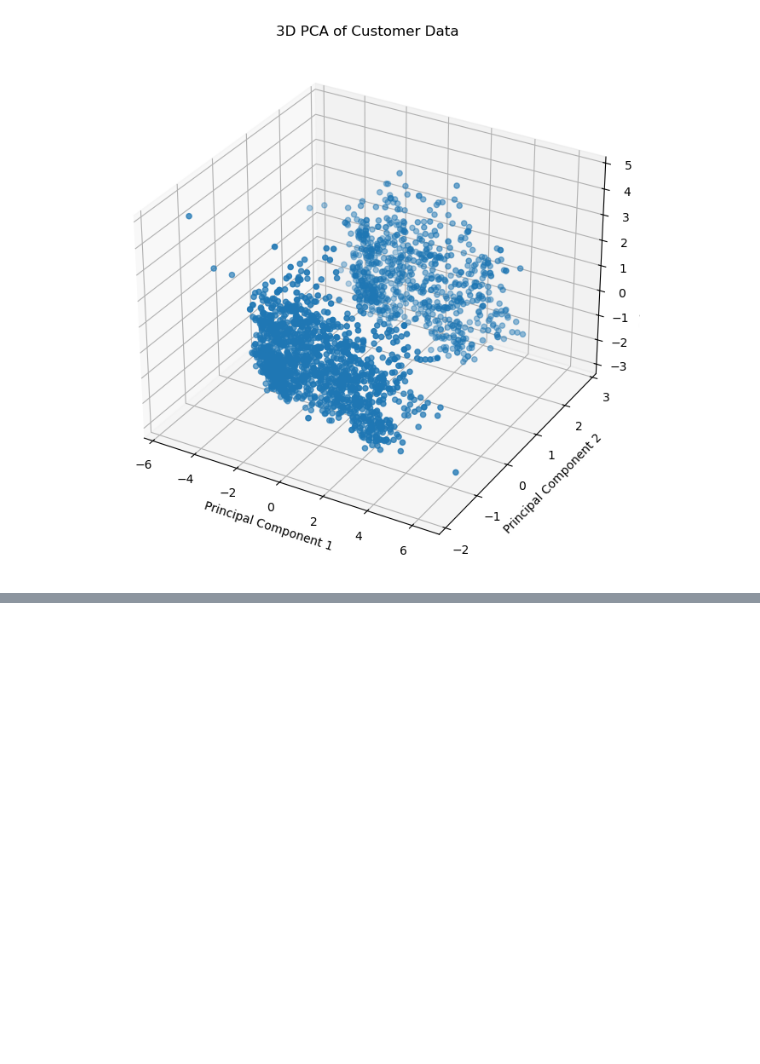
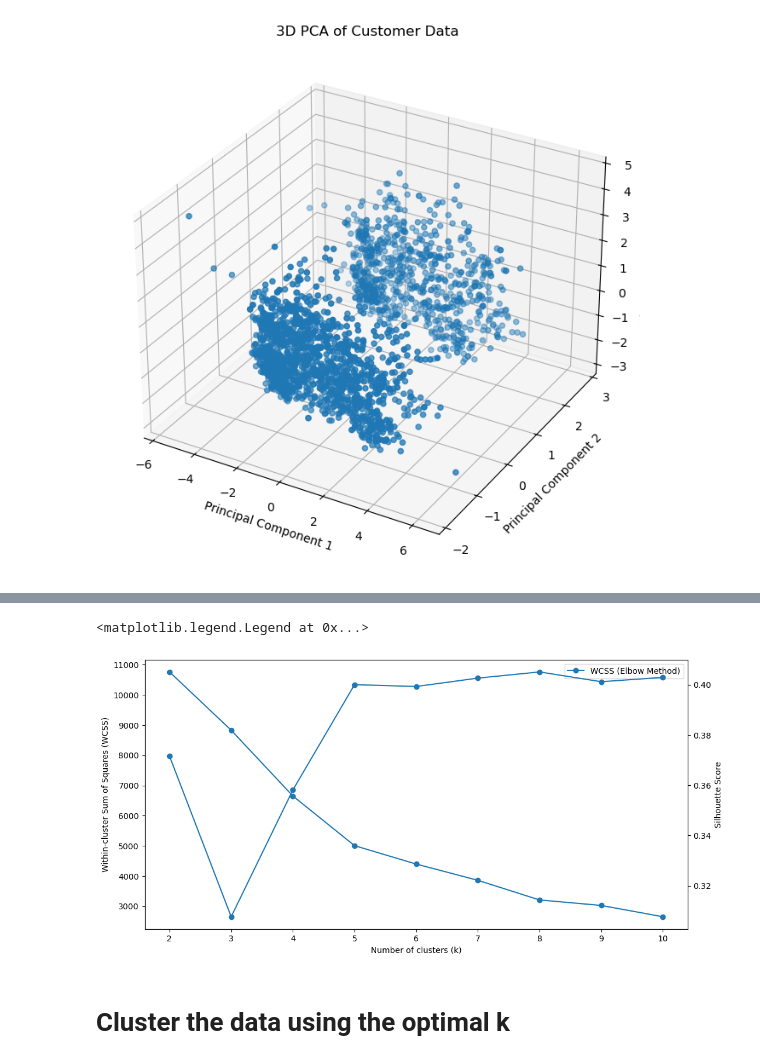
Before and after one commit to Tabby-rohit/Smart_Cart_Project, a Jupyter notebook: smart_cart.ipynb, the cells around one changed output, grey strips where cells are left out. Drawn from its saved outputs; the diff is of its cells as text; code cells hidden in the pictures; blank space fills up the shorter version.

```diff
--- a/smart_cart.ipynb
+++ b/smart_cart.ipynb
@@ -204,0 +245,16 @@ Text(0.5, 0.92, '3D PCA of Customer Data')
+# %%
+# combine elbow and silhouette results to choose optimal k
+k_range = range(2, 11)
+fig, ax = plt.subplots(figsize=(12, 6))
+ax.plot(k_range, wcss[1:], marker='o', label='WCSS (Elbow Method)')
+ax2 = ax.twinx()
+ax2.plot(k_range, score, marker='o', label='Silhouette Score')
+ax.set_xlabel('Number of clusters (k)')
+ax.set_ylabel('Within-cluster Sum of Squares (WCSS)')
+ax2.set_ylabel('Silhouette Score')
+ax.legend()
+# %% [output]
+<matplotlib.legend.Legend at 0x...>
+[figure, added]
+# %% [markdown]
+# Cluster the data using the optimal k
```
Also changed, not shown: parts of 11 cells of this notebook.
